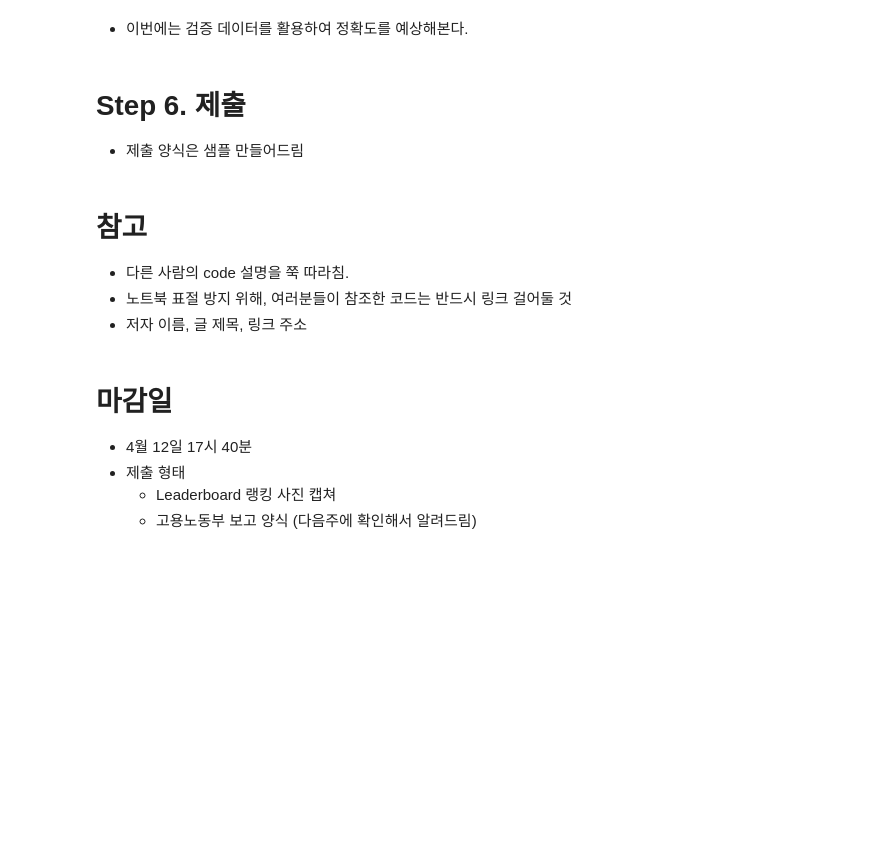
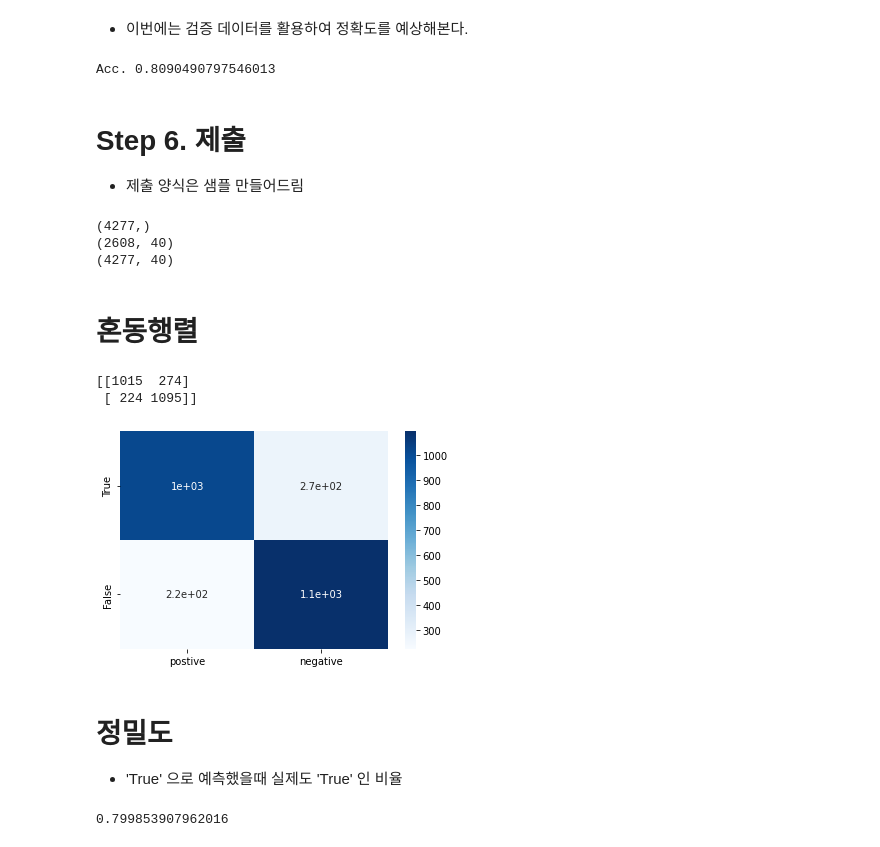
Before and after one commit to Kimyoungjae777/spaceship_titanic-project, a Jupyter notebook: kim-young-jae-analyst.ipynb, the cells around one changed output. Saved outputs shown, nothing was run; the diff lists cells and outputs as text; code cells hidden in the pictures; blank space fills up the shorter version.

```diff
--- a/kim-young-jae-analyst.ipynb
+++ b/kim-young-jae-analyst.ipynb
@@ -559,0 +569,6 @@ test_data = test_data.drop(categorical_cols, axis = 1)
+# %%
+print(X.shape)
+print(X_test_data.shape)
+X.info()
+X=X.drop(['HomePlanet','CryoSleep','Destination','Cabin_deck','Cabin_side'],axis=1)
+X_test_data=X_test_data.drop(['HomePlanet','CryoSleep','Destination','Cabin_deck','Cabin_side'],axis=1)
@@ -559,0 +593,7 @@ test_data = test_data.drop(categorical_cols, axis = 1)
+# %%
+print(X.shape)
+print(X_test_data.shape)
+print(pre_enc.shape)
+print(pre_enc1.shape)
+X=pd.concat([X,pre_enc],axis=1)
+X_test_data=pd.concat([X_test_data,pre_enc1],axis=1)
@@ -567,6 +618,6 @@ test_data = test_data.drop(categorical_cols, axis = 1)
 ### 검증데이터를 만들어 준다.
 # %%
 from sklearn.model_selection import train_test_split
-X_train, X_test, y_train, y_test = train_test_split(X, y, test_size=0.3, random_state=42)
-X_train.shape, X_test.shape, y_train.shape, y_test.shape
+X_train, X_val, y_train, y_val = train_test_split(X, y, test_size=0.3, random_state=42)
+X_train.shape, X_val.shape, y_train.shape, y_val.shape
 # %% [output]
@@ -595,16 +659,55 @@ LGBMClassifier(max_depth=4, n_estimators=150, random_state=42)
 # %% [markdown]
 - 이번에는 검증 데이터를 활용하여 정확도를 예상해본다.
+# %%
+
+from sklearn.metrics import accuracy_score
+
+lgb.fit(X_train, y_train)
+y_pred = lgb.predict(X_val)
+print("Acc.", accuracy_score(y_val, y_pred))
+
+## confusion matrix
+# %% [output]
+Acc. 0.8090490797546013
 # %% [markdown]
 # Step 6. 제출
 - 제출 양식은 샘플 만들어드림
-# %% [markdown]
-# 참고
-- 다른 사람의 code 설명을 쭉 따라침.
-- 노트북 표절 방지 위해, 여러분들이 참조한 코드는 반드시 링크 걸어둘 것
-- 저자 이름, 글 제목, 링크 주소
-# %% [markdown]
-# 마감일
-- 4월 12일 17시 40분
-- 제출 형태
-    + Leaderboard 랭킹 사진 캡쳐
-    + 고용노동부 보고 양식 (다음주에 확인해서 알려드림)
+# %%
+test_preds = lgb.predict(X_test_data.to_numpy())
+sample_submission['Transported'] = test_preds.astype("bool")
+sample_submission.to_csv("submission.csv",index=False)
+sample_submission.head()
+
+print(test_preds.shape)
+print(X_val.shape)
+print(X_test_data.shape)
+# %% [output]
+(4277,)
+(2608, 40)
+(4277, 40)
+# %% [markdown]
+# 혼동행렬
+# %%
+import sklearn.metrics as metrics
+
+cm=metrics.confusion_matrix(y_val,y_pred)
+print(cm)
+
+
+sns.heatmap(cm, annot=True, cmap='Blues',
+           xticklabels=['postive', 'negative'],       # 예측
+           yticklabels=['True', 'False'])               # 실제
+plt.show()
+# %% [output]
+[[1015  274]
+ [ 224 1095]]
+[figure, added]
+# %% [markdown]
+# 정밀도
+- 'True' 으로 예측했을때 실제도 'True' 인 비율
+# %%
+# 72/(72+1)
+p = metrics.precision_score(y_val, y_pred)
+p
+# %% [output]
+0.799853907962016
```
Also changed, not shown: parts of 18 cells of this notebook.
